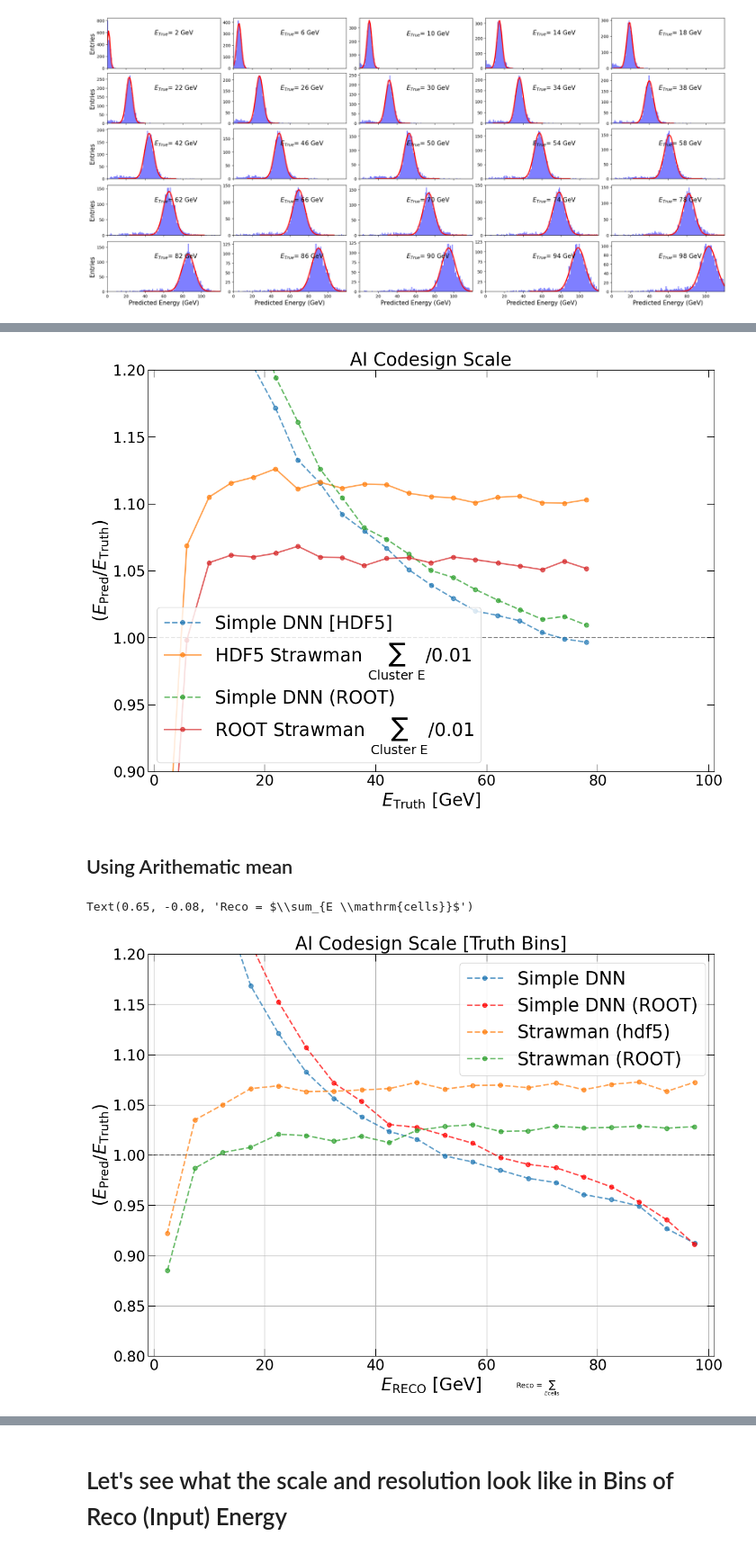
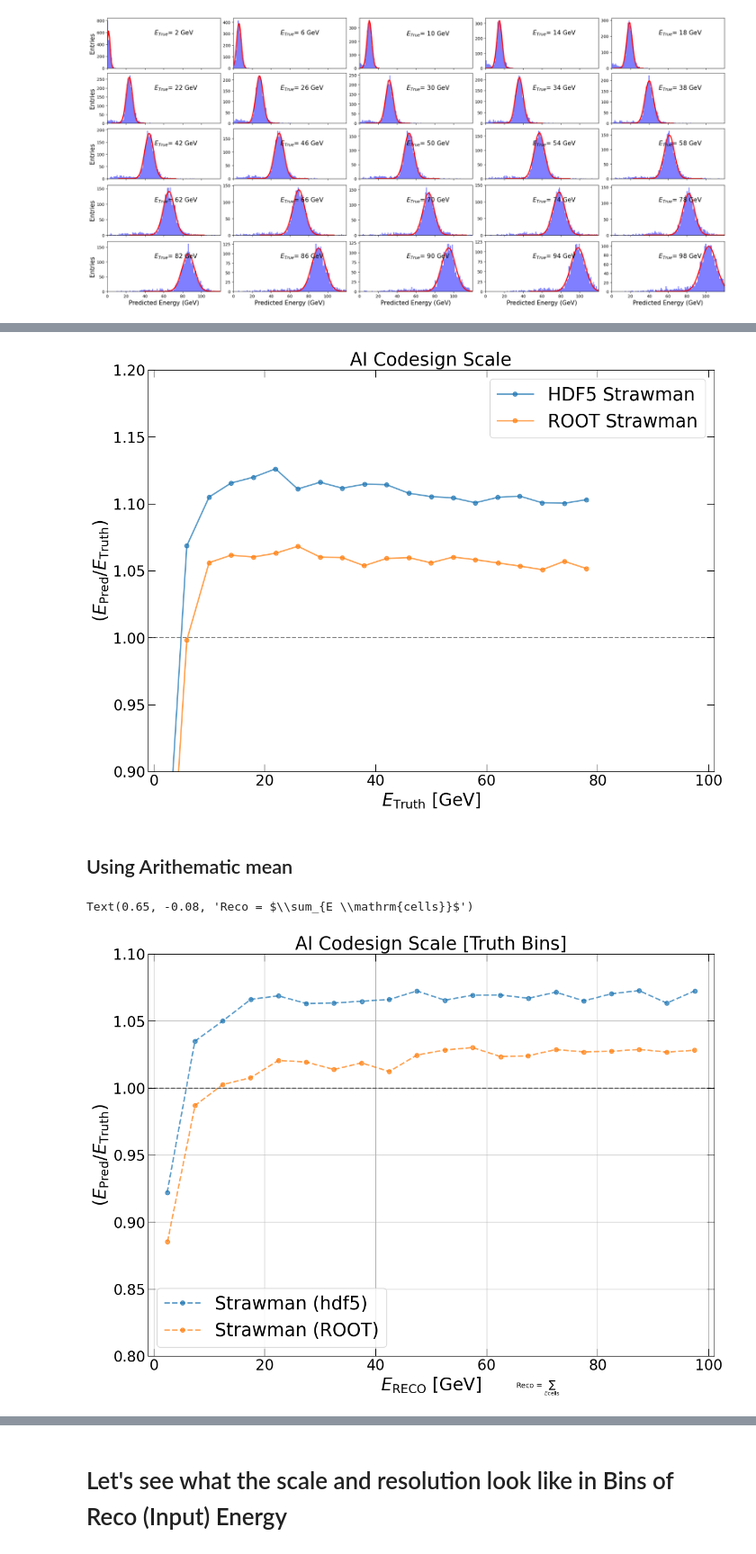
Before and after one commit to ftoralesacosta/DeepSets_GNNs_4Pions, a Jupyter notebook: Cluster_Sum_Regression.ipynb, the cells around one changed output, grey strips where cells are left out. Shown at 90% size. Cells and saved outputs as stored; diff of their text form; code cells hidden in the pictures.

```diff
--- a/Cluster_Sum_Regression.ipynb
+++ b/Cluster_Sum_Regression.ipynb
@@ -668,33 +657,36 @@ color2 = 'dodgerblue'
 
 
 
+
 '''
-h5_resolution, h5_pred_over_truth, h5_avg_truth,h5_slices,h5_resolution_scale_corr =
-R_resolution, R_pred_over_truth, R_avg_truth,R_slices, R_resolution_scale_corr =
-'''
-
 #HDF5 NN
 plt.errorbar(h5_avg_truth[first_bin:last_bin],h5_pred_over_truth[first_bin:last_bin],#yerr=errors[first_bin:last_bin],
              linestyle="--",linewidth=2.0,capsize=4,capthick=1.2,elinewidth=1.2,
              ecolor='black',marker="o",alpha=0.7,label="Simple DNN [HDF5]")
-
-#Strawman
-plt.errorbar(h5_straw_avg_truth[first_bin:last_bin],h5_straw_pred_over_truth[first_bin:last_bin],
-             linestyle="-",linewidth=2.0,capsize=4,capthick=1.2,elinewidth=1.2,ecolor='black',
-             marker="o",alpha=0.7,label="HDF5 Strawman $\sum_\mathrm{Cluster\ E} / %1.2f$"%(hcali_sampling_fraction))
-
 
 #ROOT NN
 plt.errorbar(R_avg_truth[first_bin:last_bin],R_pred_over_truth[first_bin:last_bin],#yerr=errors[first_bin:last_bin],
              linestyle="--",linewidth=2.0,capsize=4,capthick=1.2,elinewidth=1.2,
              ecolor='black',marker="o",alpha=0.7,label="Simple DNN (ROOT)")
 
+'''
+
+#Strawman
+plt.errorbar(h5_straw_avg_truth[first_bin:last_bin],h5_straw_pred_over_truth[first_bin:last_bin],
+             linestyle="-",linewidth=2.0,capsize=4,capthick=1.2,elinewidth=1.2,ecolor='black',
+             marker="o",alpha=0.7,label="HDF5 Strawman")
+             #$\sum_\mathrm{Cluster\ E} / %1.2f$"%(hcali_sampling_fraction)
+
+
+
+
 
 #ROOT Strawman
 
 plt.errorbar(R_straw_avg_truth[first_bin:last_bin],R_straw_pred_over_truth[first_bin:last_bin],
              linestyle="-",linewidth=2.0,capsize=4,capthick=1.2,elinewidth=1.2,ecolor='black',
-             marker="o",alpha=0.7,label="ROOT Strawman $\sum_\mathrm{Cluster\ E} /  $%1.2f"%(hcali_sampling_fraction))
+             marker="o",alpha=0.7,label="ROOT Strawman" )
+             #$\sum_\mathrm{Cluster\ E} /  $%1.2f"%(hcali_sampling_fraction)
 
 #plt.text(0.7,0.7,"ROOT",transform=ax.transAxes,fontsize=25)
 
@@ -704,7 +696,7 @@ plt.text(0.8,-0.08," ",transform=ax.transAxes,fontsize=10)
 
 plt.savefig("%s/%s_scale_plot.pdf"%(output_path,string))
 # %% [output]
-[figure, old version]
+[figure, new version]
 # %% [markdown]
 ## Using Arithematic mean
 # %%
@@ -725,7 +717,7 @@ plt.xticks(fontsize=20)
 plt.yticks(fontsize=20)
 plt.tick_params(direction='in',right=True,top=True,length=10)
 plt.axhline(y=1.0, color='k', linestyle='--',alpha=0.5)#plt.ylim(-0.02,0.4)
-plt.ylim(0.8,1.2)
+plt.ylim(0.8,1.1)
 plt.xlim(-1,101)
 #errors = 1.0/(np.sqrt(2*counter-2))*stdev_pred
 ax = plt.subplot(1,1,1)
@@ -735,39 +727,40 @@ last_bin = 20
 string = "HDF5"
 color1 = 'blue'
 color2 = 'dodgerblue'
+'''
 #HDF5 NN
 plt.errorbar(h5_avg_truth[first_bin:last_bin],h5_pred_over_truth[first_bin:last_bin],#yerr=errors[first_bin:last_bin],
              linestyle="--",linewidth=2.0,capsize=4,capthick=1.2,elinewidth=1.2,
              ecolor='black',marker="o",alpha=0.7,label="Simple DNN")
 
 
 #ROOT NN
 plt.errorbar(R_avg_truth[first_bin:last_bin],R_pred_over_truth[first_bin:last_bin],#yerr=errors[first_bin:last_bin],
              linestyle="--",linewidth=2.0,capsize=4,capthick=1.2,elinewidth=1.2,
              ecolor='black',marker="o",color='red',alpha=0.7,label="Simple DNN (ROOT)")
 
-
+'''
 #HDF5 strawman
 plt.errorbar(h5_avg_truth[first_bin:last_bin],h5_strawman_scale[first_bin:last_bin],#yerr=errors[first_bin:last_bin],
              linestyle="--",linewidth=2.0,capsize=4,capthick=1.2,elinewidth=1.2,
              ecolor='black',marker="o",alpha=0.7,label="Strawman (hdf5)")
 
 
 #ROOT Strawman
 plt.errorbar(R_avg_truth[first_bin:last_bin],R_strawman_scale[first_bin:last_bin],#yerr=errors[first_bin:last_bin],
              linestyle="--",linewidth=2.0,capsize=4,capthick=1.2,elinewidth=1.2,
              ecolor='black',marker="o",alpha=0.7,label="Strawman (ROOT)")
 
 plt.grid(True)
 #plt.text(0.7,0.7,"ROOT",transform=ax.transAxes,fontsize=25)
 
 plt.legend(fontsize=25)
 #plt.text(0.8,-0.08,label,transform=ax.transAxes,fontsize=10)
 
 plt.text(0.65,-0.08,"Reco = $\sum_{E \mathrm{cells}}$",transform=ax.transAxes,fontsize=10)
 # %% [output]
 Text(0.65, -0.08, 'Reco = $\\sum_{E \\mathrm{cells}}$')
-[figure, old version]
+[figure, new version]
 # %%
 # 48-52 GeV Slice
 #look at the distribution of the PRED in that slice
```
Also changed, not shown: parts of 13 cells of this notebook.
